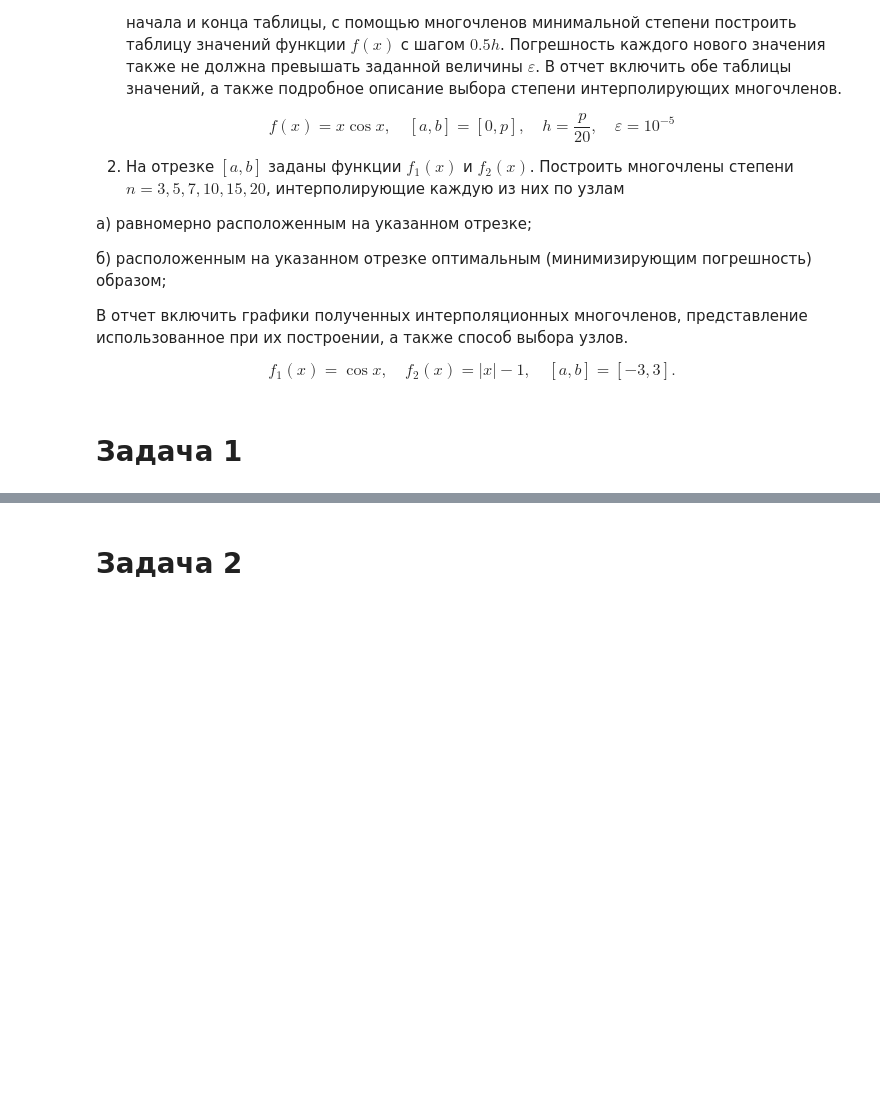
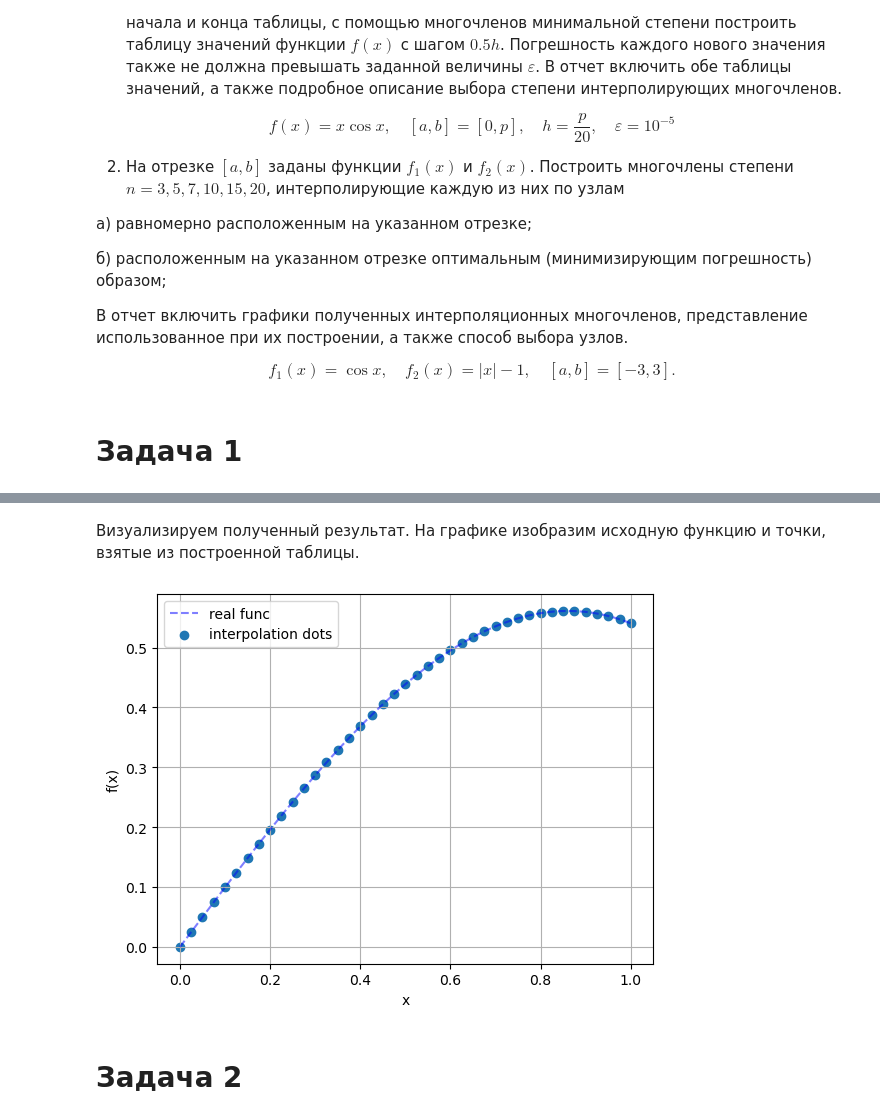
Before and after one commit to bzzdwn/BSU, a Jupyter notebook: Computational Methods/Лабораторные/3. Интерполирование функций/function interpolation.ipynb, the cells around one changed output, grey strips where cells are left out. Drawn from its saved outputs; the diff is of its cells as text; code cells hidden in the pictures; blank space fills up the shorter version.

```diff
--- a/Computational Methods/Лабораторные/3. Интерполирование функций/function interpolation.ipynb
+++ b/Computational Methods/Лабораторные/3. Интерполирование функций/function interpolation.ipynb
@@ -52,0 +276,26 @@ interpolation_nodes_table
+# %%
+def newton_inteprolation_eqsp_nodes(t, k, h, nodes, function):
+    n = nodes.shape[0]-1
+    new_nodes = np.around(np.array([nodes[i] + t*h for i in range(n)]), 5)
+    P_from_start = np.zeros(n)
+    P_from_end = np.zeros(n)
+
+    for step in range(n-k):
+        P_k = 0
+        for i in range(k+1):
+            mult = 1
+            for j in range(i):
+                mult *= (t - j) / (j + 1)
+            P_k += mult*fin_diff_sum(interpolation_nodes, f, i, step)
+        P_from_start[step] = P_k
+
+    for step in range(n-1, k-1, -1):
+        P_k = 0
+        for i in range(k+1):
+            mult = 1
+            for j in range(i):
+                mult *= (t + j) / (j + 1)
+            P_k += mult*fin_diff_sum(interpolation_nodes, f, i, step-i)
+        P_from_end[step] = P_k
+
+    return pd.DataFrame.from_dict({'x' : new_nodes, 'P_from_start' : P_from_start, 'P_from_end' : P_from_end,}, orient='index')
@@ -52,0 +311,4 @@ interpolation_nodes_table
+# %%
+newton_interpolation_table = newton_inteprolation_eqsp_nodes(t=1/2, k=k, h=h, nodes=interpolation_nodes, function=f)
+interpolation_values = np.around(np.array([max(newton_interpolation_table.iloc[1, i], newton_interpolation_table.iloc[2, i]) for i in range(num_of_nodes-1)]), 5)
+interpolation_table = pd.DataFrame.from_dict({'x' : newton_interpolation_table.iloc[0, :].tolist(), 'f(x)' : interpolation_values}, orient='index')
@@ -52,0 +323,3 @@ interpolation_nodes_table
+# %%
+nodes_value_table = pd.concat([interpolation_nodes_table.T, interpolation_table.T], ignore_index=True).sort_values('x', ignore_index=True)
+nodes_value_table
@@ -53,3 +344,18 @@ interpolation_nodes_table
+# %% [markdown]
+Визуализируем полученный результат. На графике изобразим исходную функцию и точки, взятые из построенной таблицы.
+# %%
+x = np.linspace(0, 1, 10000)
+
+fig, ax = plt.subplots()
+plt.plot(x, f(x), 'b--', alpha=0.5, label='real func')
+ax.scatter(nodes_value_table['x'], nodes_value_table['f(x)'], label='interpolation dots', marker='o')
+ax.set_xlabel('x')
+ax.set_ylabel('f(x)')
+plt.legend()
+plt.grid()
+plt.show()
+# %% [output]
+[figure, added]
 # %% [markdown]
 # Задача 2
 # %% [markdown]
```
Also changed, not shown: parts of 50 cells of this notebook.
